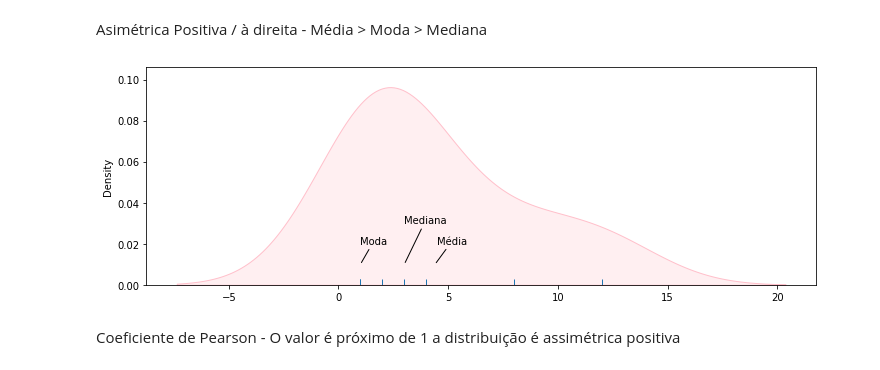
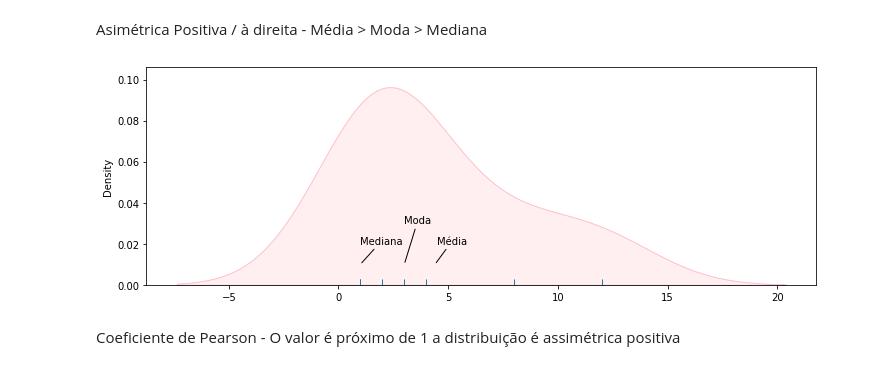
Before and after one commit to DrikaGaribalde/DataScience, a Jupyter notebook: Tecnicas_Amostragem_Dados/estatistica-descritiva.ipynb, the cells around one changed output. Drawn from its saved outputs; the diff is of its cells as text; code cells hidden in the pictures.

```diff
--- a/Tecnicas_Amostragem_Dados/estatistica-descritiva.ipynb
+++ b/Tecnicas_Amostragem_Dados/estatistica-descritiva.ipynb
@@ -780,15 +780,15 @@ Asimétrica Positiva / à direita - Média > Moda > Mediana
 # %%
 fig, ax = plt.subplots(figsize=(12, 4))
 sns.kdeplot(s1,color="pink",fill=True, ax=ax)
 
 sns.rugplot(s1, ax=ax)
 
-ax.annotate('Moda', xy=(1,0.01), xytext=(1, 0.02),arrowprops={'arrowstyle': '-'})
-ax.annotate('Mediana', xy=(3, 0.01), xytext=(3, 0.03),arrowprops={'arrowstyle': '-'})
+ax.annotate('Mediana', xy=(1,0.01), xytext=(1, 0.02),arrowprops={'arrowstyle': '-'})
+ax.annotate('Moda', xy=(3, 0.01), xytext=(3, 0.03),arrowprops={'arrowstyle': '-'})
 ax.annotate('Média', xy=(4.4, 0.01), xytext=(4.5, 0.02),arrowprops={'arrowstyle': '-'})
 plt.show()
 # %% [output]
-[figure, old version]
+[figure, new version]
 # %% [markdown]
 Coeficiente de Pearson - O valor é próximo de 1 a distribuição é assimétrica positiva
 # %% [markdown]
```
Also changed, not shown: parts of 1 cell of this notebook.
